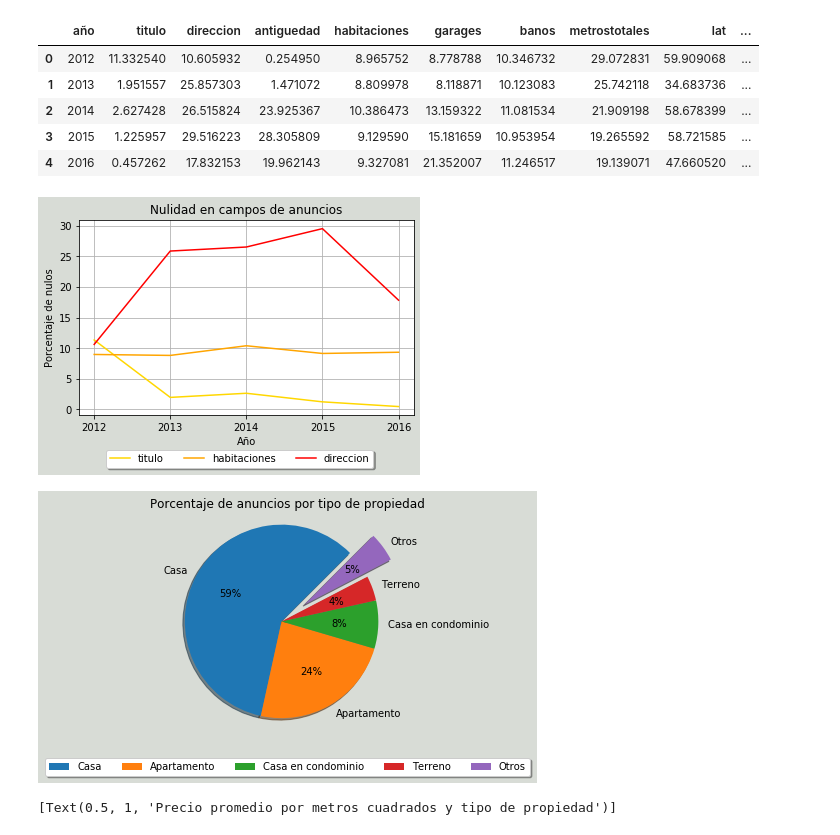
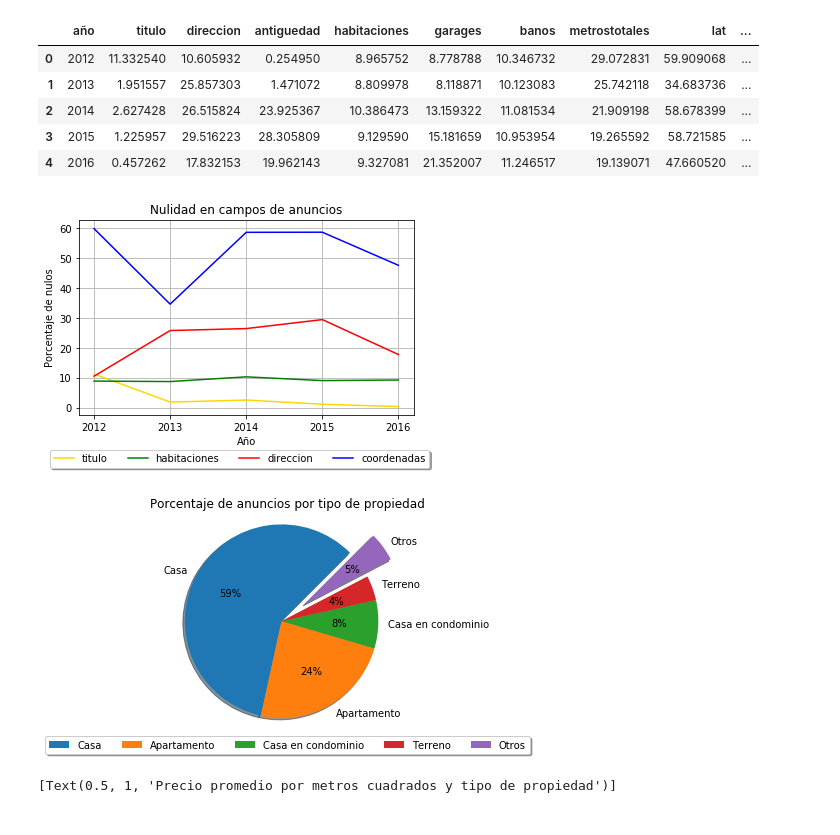
Before and after one commit to lorenzolgz/orgadatostp1, a Jupyter notebook: Analisis_Lolo_clean.ipynb, the cells around one changed output. Cells and saved outputs as stored; diff of their text form; code cells hidden in the pictures.

```diff
--- a/Analisis_Lolo_clean.ipynb
+++ b/Analisis_Lolo_clean.ipynb
@@ -217,28 +221,29 @@ pct_nulos_por_año_cat.head()
 | 4 | 2016 | 0.457262 | 17.832153 | 19.962143 | 9.327081 | 21.352007 | 11.246517 | 19.139071 | 47.660520 | ... |
 # %%
 fig, ax = plt.subplots()
-fig.patch.set_facecolor('xkcd:light grey')
+#fig.patch.set_facecolor('xkcd:light grey')
 
 ds = pct_nulos_por_año_cat
 
 años = ["2012","2013","2014","2015","2016"]
 
 ax.plot(años, ds['titulo'], color = 'gold', label='titulo')
-ax.plot(años, ds['habitaciones'], color = 'orange', label='habitaciones')
+ax.plot(años, ds['habitaciones'], color = 'green', label='habitaciones')
 ax.plot(años, ds['direccion'], color = 'red', label='direccion')
-#ax.plot(años, ds['antiguedad'], color = 'blue', label='lat')
+ax.plot(años, ds['lat'], color = 'blue', label='coordenadas')
 
 ax.set(xlabel='Año', ylabel='Porcentaje de nulos', title='Nulidad en campos de anuncios')
 
 
 # Preparo para leyenda bajo el plot
 box = ax.get_position()
 ax.set_position([box.x0, box.y0 + box.height * 0.1, box.width, box.height * 0.9])
 ax.legend(loc='upper center', bbox_to_anchor=(0.48, -0.15), fancybox=True, shadow=True, ncol=4)
 
 ax.grid()
+fig.savefig('nulos_por_ano.png')
 # %% [output]
-[figure, old version]
+[figure, new version]
 # %%
 ######################################################
 #    GRAFICO PORCENTAJE DE ANUNCIOS X TIPO PROP      #
@@ -259,16 +267,18 @@ sizes = cantidades_full['anuncios']
 explode = (0, 0, 0, 0, 0.3)  # only "explode" the 2nd slice (i.e. 'Hogs')
 
 fig1, ax1 = plt.subplots()
-fig1.patch.set_facecolor('xkcd:light grey')
+fig1.patch.set_facecolor('white')
 
 ax1.set(title='Porcentaje de anuncios por tipo de propiedad')
 ax1.pie(sizes, explode = explode, labels=labels, autopct='%1.0f%%', shadow=True, startangle=45)
 ax1.axis('equal')  # Equal aspect ratio ensures that pie is drawn as a circle.
-ax1.legend(loc='upper center', bbox_to_anchor=(0.5, -0.1), fancybox=True, shadow=True, ncol=5)
+ax1.legend(loc='upper center', bbox_to_anchor=(0.5, -0.0), fancybox=True, shadow=True, ncol=5)
 
 plt.show()
+
+fig1.savefig('anuncios_por_tipo_propiedad.png', bbox_inches='tight')
 # %% [output]
-[figure, old version]
+[figure, new version]
 # %%
 #######################################################
 # GRAFICO PRECIO DE TIPO DE PROP POR METROS CUBIERTOS #
```
Also changed, not shown: parts of 3 cells of this notebook, 4 other files.
